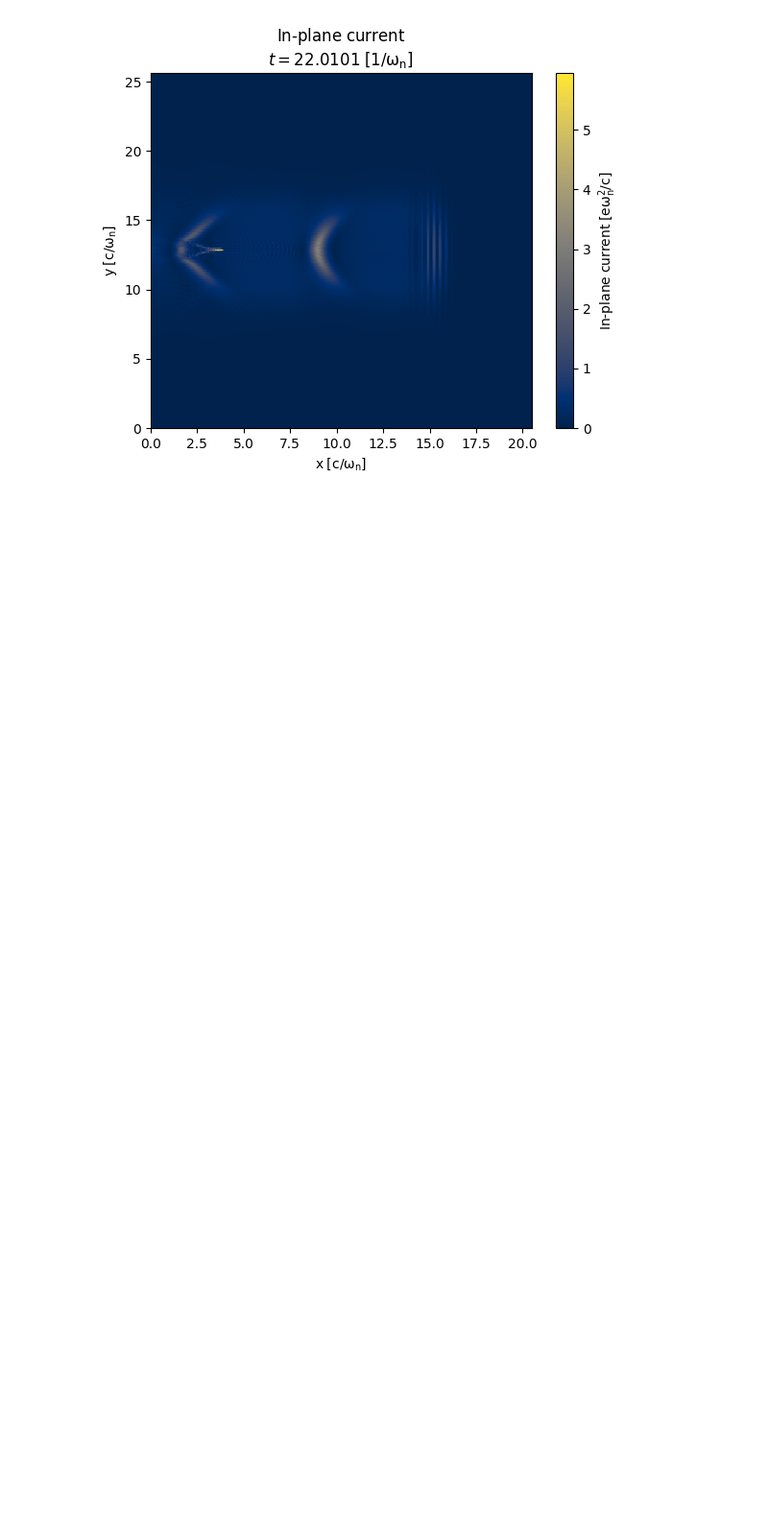
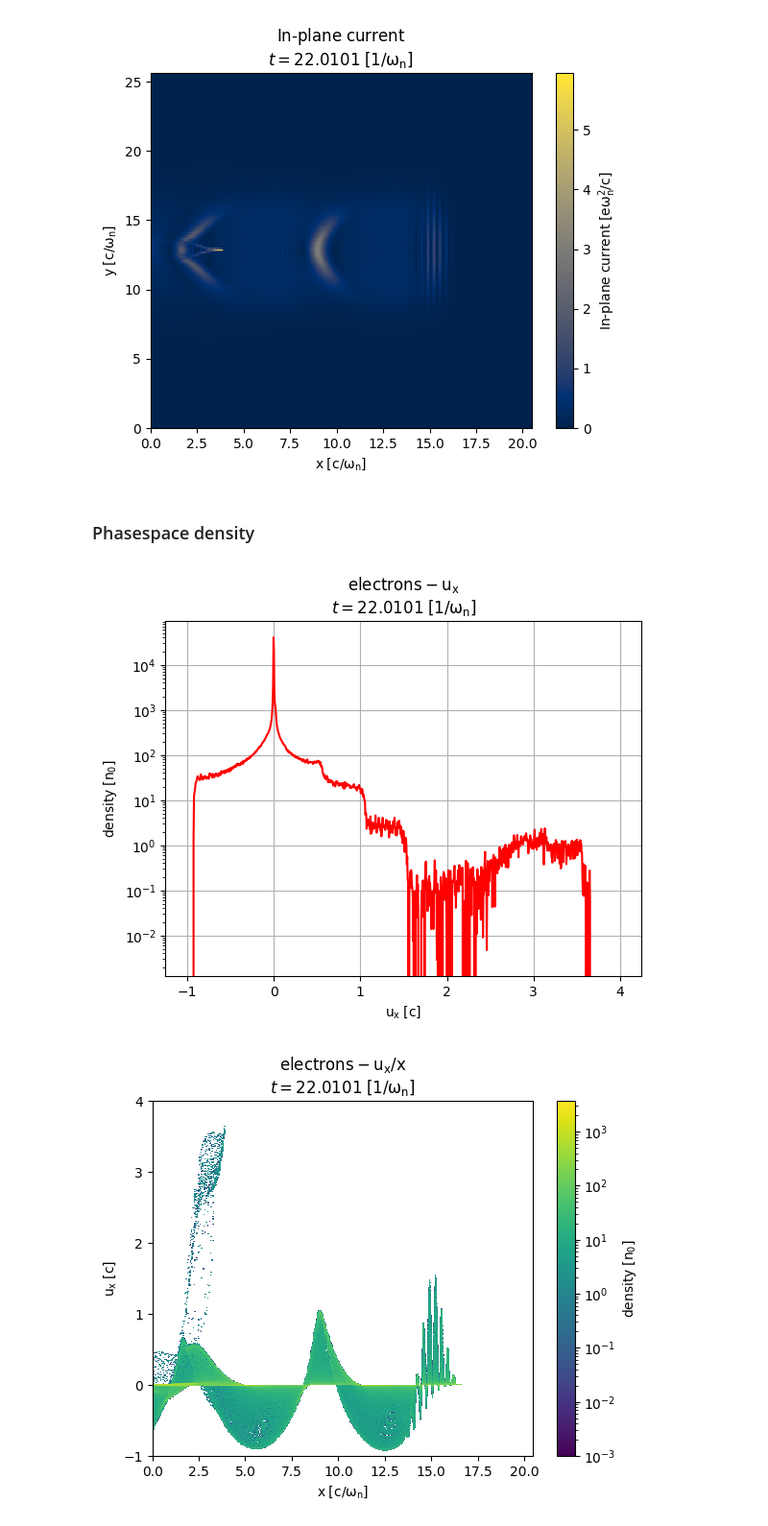
Before and after one commit to ricardo-fonseca/zpic-parallel, a Jupyter notebook: openmp/python/test.ipynb, the cells around one changed output. Shown at 96% size. Saved outputs shown, nothing was run; the diff lists cells and outputs as text; code cells hidden in the pictures; blank space fills up the shorter version.

Commit message:
Adds Python support for phasespace density
User can now:
- Save 1d/2d phasespace density grids from Python
- Get Phasespace density grids (1d/2d) from Python
- Directly plot phasespace density grids

```diff
--- a/openmp/python/test.ipynb
+++ b/openmp/python/test.ipynb
@@ -197,3 +195,19 @@ sim.current.vplot( cmap = "cividis")
 [figure]
 [figure]
 [figure]
+# %% [markdown]
+### Phasespace density
+# %%
+import visxd
+import importlib
+importlib.reload( visxd )
+
+electrons.plot_phasespace(
+    'ux', [ -1., 4. ], 1024, yscale = "log", c = 'r' )
+
+electrons.plot_phasespace(
+    'x', [ 0, 20.48 ], 512,
+    'ux', [ -1., 4. ], 1024, norm = "log", vmin = 1.e-3 )
+# %% [output]
+[figure, added]
+[figure, added]
```
Also changed, not shown: parts of 8 cells of this notebook, 5 other files.
